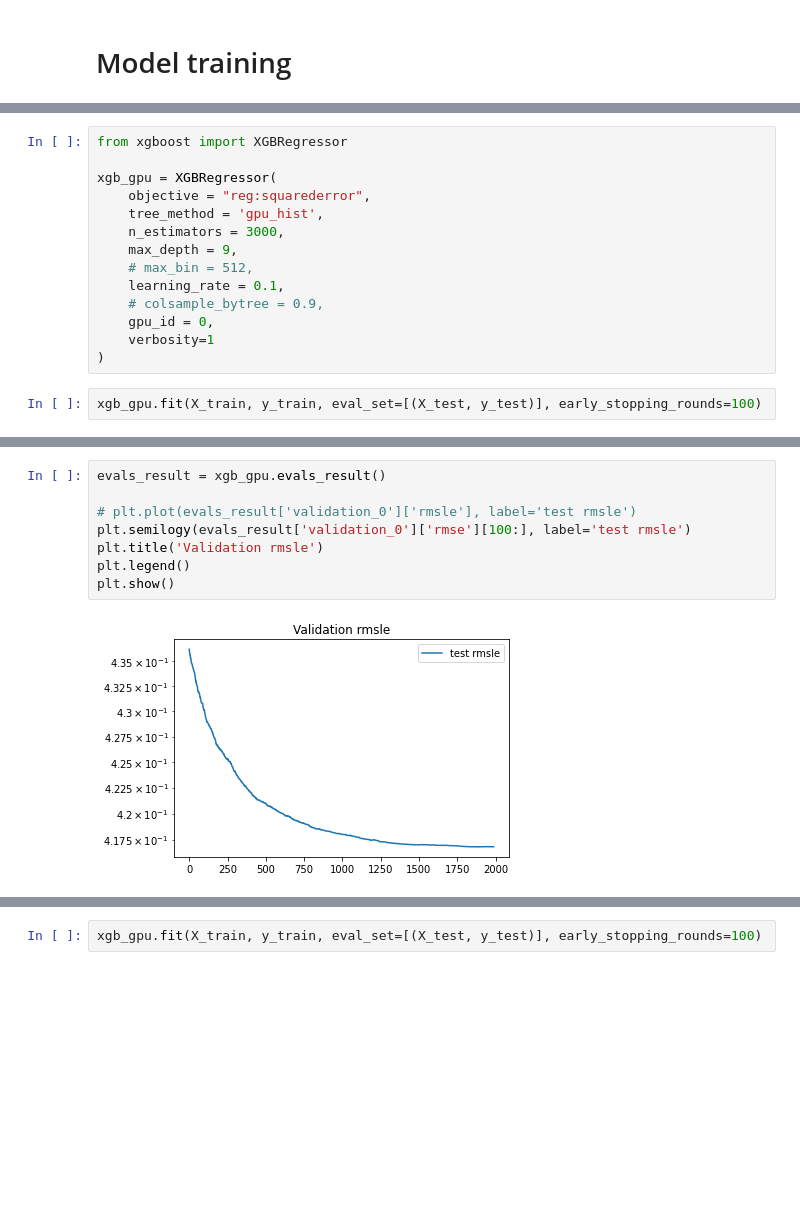
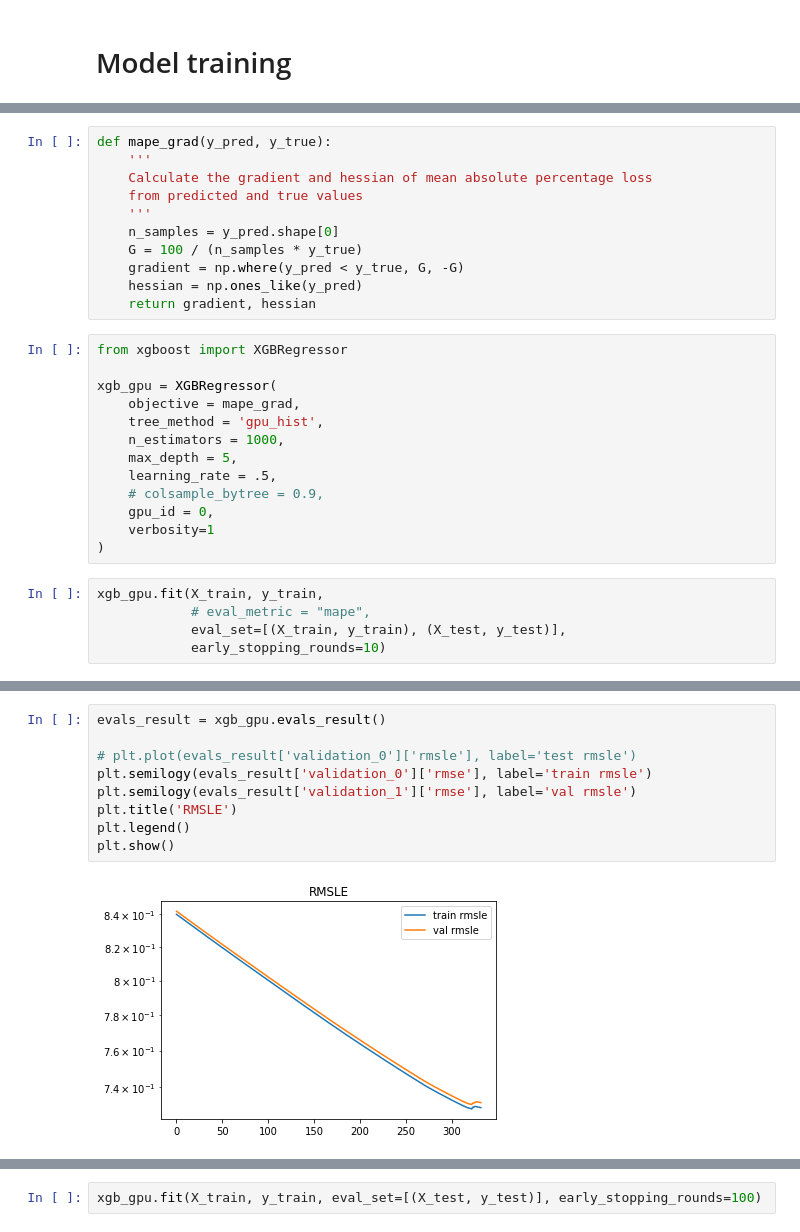
Before and after one commit to A-Stangeland/Defi-IA, a Jupyter notebook: explore_data.ipynb, the cells around one changed output, grey strips where cells are left out. Cells and saved outputs as stored; diff of their text form; blank space fills up the shorter version.

```diff
--- a/explore_data.ipynb
+++ b/explore_data.ipynb
@@ -157,17 +67,30 @@ def MAPE(y_true, y_pred):
+# %%
+def mape_grad(y_pred, y_true):
+    '''
+    Calculate the gradient and hessian of mean absolute percentage loss
+    from predicted and true values
+    '''
+    n_samples = y_pred.shape[0]
+    G = 100 / (n_samples * y_true)
+    gradient = np.where(y_pred < y_true, G, -G)
+    hessian = np.ones_like(y_pred)
+    return gradient, hessian
 # %%
 from xgboost import XGBRegressor
 
 xgb_gpu = XGBRegressor(
-    objective = "reg:squarederror",
+    objective = mape_grad,
     tree_method = 'gpu_hist',
-    n_estimators = 3000,
-    max_depth = 9,
-    # max_bin = 512,
-    learning_rate = 0.1,
+    n_estimators = 1000,
+    max_depth = 5,
+    learning_rate = .5,
     # colsample_bytree = 0.9,
     gpu_id = 0,
     verbosity=1
 )
 # %%
-xgb_gpu.fit(X_train, y_train, eval_set=[(X_test, y_test)], early_stopping_rounds=100)
+xgb_gpu.fit(X_train, y_train,
+            # eval_metric = "mape",
+            eval_set=[(X_train, y_train), (X_test, y_test)],
+            early_stopping_rounds=10)
 # %% [output]
@@ -200,13 +125,14 @@ XGBRegressor(base_score=0.5, booster='gbtree', colsample_bylevel=1,
 # %%
 evals_result = xgb_gpu.evals_result()
 
 # plt.plot(evals_result['validation_0']['rmsle'], label='test rmsle')
-plt.semilogy(evals_result['validation_0']['rmse'][100:], label='test rmsle')
-plt.title('Validation rmsle')
+plt.semilogy(evals_result['validation_0']['rmse'], label='train rmsle')
+plt.semilogy(evals_result['validation_1']['rmse'], label='val rmsle')
+plt.title('RMSLE')
 plt.legend()
 plt.show()
 # %% [output]
-[figure, old version]
+[figure, new version]
 # %%
 y_pred = xgb_gpu.predict(X_test)
 
```
Also changed, not shown: parts of 16 cells of this notebook, 1 other file.
